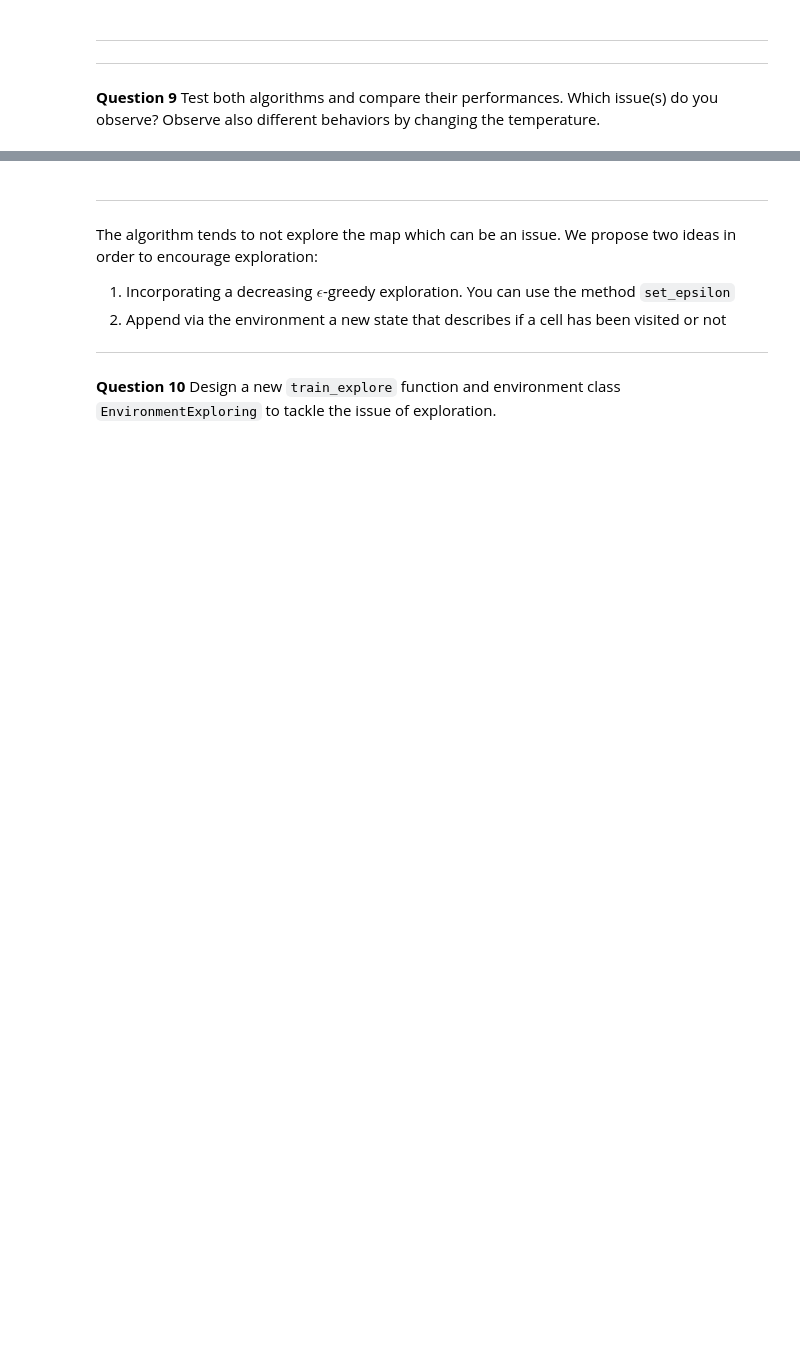
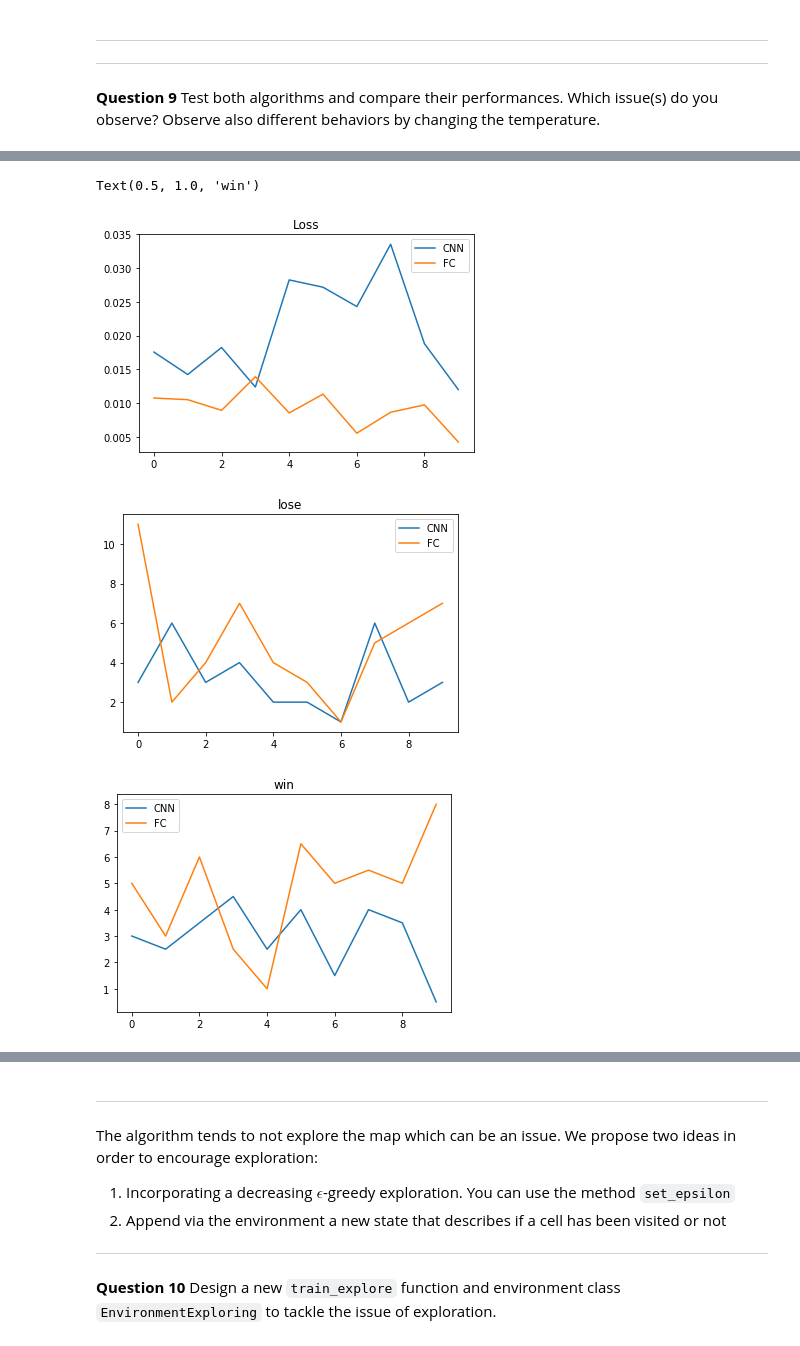
Before and after one commit to Jeddadh/mva_dl_mp1, a Jupyter notebook: DQN_project_MVA_HamzaJeddad.ipynb, the cells around one changed output, grey strips where cells are left out. Saved outputs shown, nothing was run; the diff lists cells and outputs as text; code cells hidden in the pictures; blank space fills up the shorter version.

```diff
--- a/DQN_project_MVA_HamzaJeddad.ipynb
+++ b/DQN_project_MVA_HamzaJeddad.ipynb
@@ -377,7 +378,7 @@ def test(agent,env,epoch,prefix=''):
     # Number of won games
     score = 0
     loss = 0
-
+    history_test = {"loss":[],"lose":[],"win":[]}
 
     for e in range(epoch):
         # At each epoch, we restart to a fresh game and get the initial state
@@ -405,17 +406,16 @@ def test(agent,env,epoch,prefix=''):
 
             # Apply the reinforcement strategy
             loss = agent.reinforce(prev_state, state,  action, reward, game_over)
-
-        # Save as a mp4
-        if e % 10 == 0:
-            env.draw(e)
-
+        history_test["loss"].append(loss)
+        history_test["lose"].append(lose)
+        history_test["win"].append(win)
         # Update stats
         score += win-lose
 
         print("Win/lose count {}/{}. Average score ({})"
               .format(win, lose, score/(1+e)))
-        agent.save()
+        env.draw(prefix+str(e))
+    return history_test
 # %%
 # Initialize the game
 env = Environment(grid_size=size, max_time=T,temperature=temperature)
@@ -667,6 +721,7 @@ plt.title("win_lose")
 ***
 __Question 9__ Test both algorithms and compare their performances. Which issue(s) do you observe? Observe also different behaviors by changing the temperature.
 # %%
+epochs_test = 10
 env = Environment(grid_size=size, max_time=T,temperature=0.3)
 agent_cnn = DQN_CNN(size, lr=.1, epsilon = 0.1, memory_size=2000, batch_size = 32)
 agent_cnn.load(name_weights='cnn_trainmodel.h5',name_model='cnn_trainmodel.json')
@@ -674,6 +729,6 @@ agent_cnn.load(name_weights='cnn_trainmodel.h5',name_model='cnn_trainmodel.json'
 agent_fc = DQN_FC(size, lr=.1, epsilon = 0.1, memory_size=2000, batch_size = 32)
 agent_cnn.load(name_weights='fc_trainmodel.h5',name_model='fc_trainmodel.json')
 print('Test of the CNN')
-test(agent_cnn,env,epochs_test,prefix='cnn_test')
+hist_cnn_test = test(agent_cnn,env,epochs_test,prefix='cnn_test')
 print('Test of the FC')
-test(agent_fc,env,epochs_test,prefix='fc_test')
+hist_fc_test = test(agent_fc,env,epochs_test,prefix='fc_test')
@@ -679,0 +753,20 @@ test(agent_fc,env,epochs_test,prefix='fc_test')
+# %%
+plt.plot(hist_cnn_test["loss"],label="CNN")
+plt.plot(hist_fc_test["loss"],label="FC")
+plt.legend()
+plt.title("Loss")
+plt.figure()
+plt.plot(hist_cnn_test["lose"],label="CNN")
+plt.plot(hist_fc_test["lose"],label="FC")
+plt.legend()
+plt.title("lose")
+plt.figure()
+plt.plot(hist_cnn_test["win"],label="CNN")
+plt.plot(hist_fc_test["win"],label="FC")
+plt.legend()
+plt.title("win")
+# %% [output]
+Text(0.5, 1.0, 'win')
+[figure, added]
+[figure, added]
+[figure, added]
```
Also changed, not shown: parts of 19 cells of this notebook.
